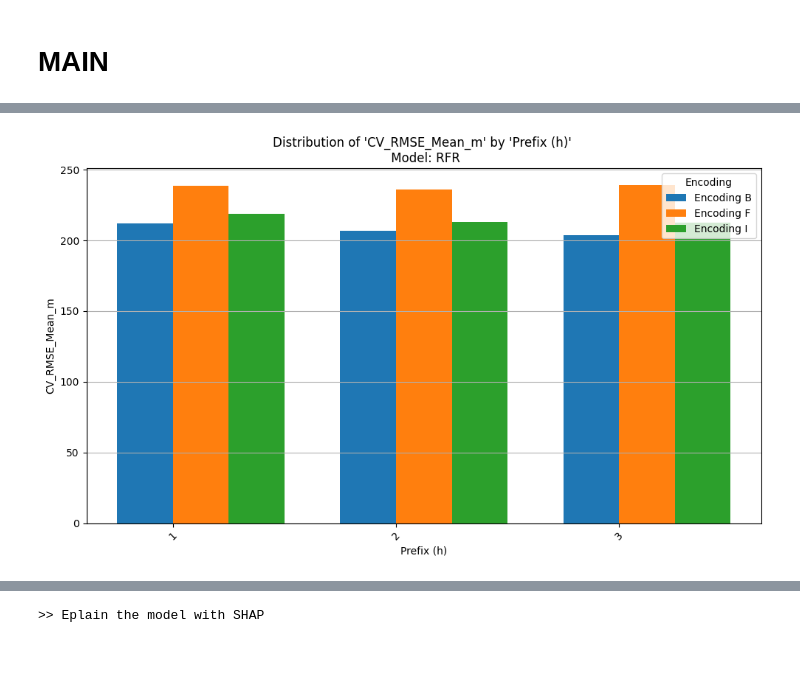
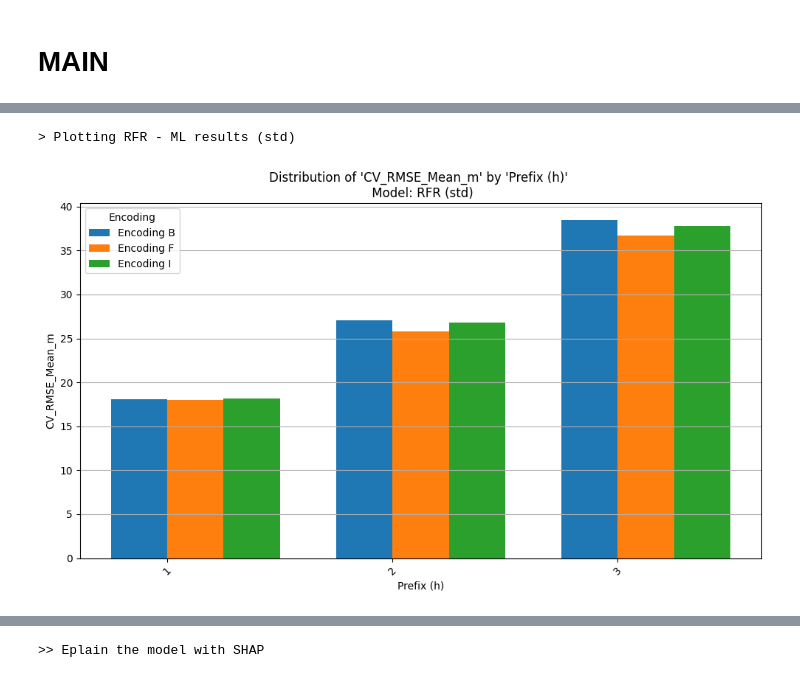
Before and after one commit to roberto-nai/PPM-ED, a Jupyter notebook: 04_log_prediction.ipynb, the cells around one changed output, grey strips where cells are left out. Saved outputs shown, nothing was run; the diff lists cells and outputs as text; code cells hidden in the pictures.

```diff
--- a/04_log_prediction.ipynb
+++ b/04_log_prediction.ipynb
@@ -30,7 +34,7 @@ from utilities import extract_files, convert_seconds_to_hours
 ### GLOBALS ###
 yaml_config = config_reader.config_read_yaml("config.yml", "config")
 
-dic_types = {"CaseID":object,  "TIMESTAMP":object, "ESI": int, "CASE_DURATION_sec": float, "REMAINING_TIME_sec":float} # <-- INPUT: columns types
+dic_types = dict(yaml_config["EVENT_LOG_TYPES"])
 
 encoding_dir = str(yaml_config["LOG_ENCODING_DIR"]) # <-- INPUT: the directory with files encoded for the ML models
 
@@ -38,7 +42,14 @@ encoding_dir = str(yaml_config["LOG_ENCODING_DIR"]) # <-- INPUT: the directory w
 ml_dir = str(yaml_config["ML_DIR"]) # <-- INPUT: the directoryin which to save ML results
 label_column = "REMAINING_TIME_sec" # <-- INPUT: label for prediction
 drop_column = ["CaseID", "TIMESTAMP"]  # <-- INPUT: columns to drop
-cv_folds = 5 # <-- INPUT: number of folds for Cross Validation
+cv_folds = int(yaml_config["CV_FOLDS"])
+
+# Event log types (stadard or enriched)
+std_suffix = str(yaml_config["STD_SUFFIX"])
+enr_suffix = str(yaml_config["ENR_SUFFIX"])
+
+# PLOT
+plot_dir = str(yaml_config["PLOT_DIR"])
 # %% [markdown]
 # FUNCTIONS
 # %%
@@ -159,5 +170,9 @@ def plot_custom_distribution_side_by_side(dataframe: pd.DataFrame, x_column: str
 
     # Show the plot
     plt.tight_layout()
+
+    file_path = f'plots/{model_name}_plot.png'
+    plt.savefig(file_path)
+
     plt.show()
 # %%
@@ -543,9 +704,13 @@ for file_name in list_files:
     path_data = Path(encoding_dir) / file_name
     print("File:", path_data)
 
-    match = re.search(r'_(\d+)h_([A-Z])', file_name)
-    prefix = match.group(1)
-    encoding = match.group(2)
+    # Get from the file_name type, prefix length and encoding
+    pattern = r'duration_(enr|std)_prefix_(\d+)h_([A-Z])'
+    match = re.search(pattern, file_name)
+    type = match.group(1)
+    prefix = match.group(2)
+    encoding = match.group(3)
+    print("Type (std / enr):", type )
     print("Prefix:", prefix)
     print("Encoding:", encoding)
 
@@ -567,10 +732,15 @@ for file_name in list_files:
     # Training and Test split
     X_train, X_test, y_train, y_test = train_test_split(df_log_ml_features, target, test_size=0.2, random_state=42)
 
-    # results_dict, rfr_regressor = perform_regression_rfr(X_train, y_train, X_test, y_test, target, df_log_ml_features, file_name, prefix, encoding, 5)
-    # list_results_ml.append(results_dict)
+    results_dict = None
+    rfr_regressor = None
 
-    results_dict, xgb_regressor = perform_regression_xgr(X_train, y_train, X_test, y_test, target, df_log_ml_features, file_name, prefix, encoding, 5)
+    # if model == "RFR":
+    results_dict, rfr_regressor = perform_regression_rfr(X_train, y_train, X_test, y_test, target, df_log_ml_features, file_name, type, prefix, encoding, 5)
+    list_results_ml.append(results_dict)
+
+    # if model == "XGR":
+    results_dict, xgb_regressor = perform_regression_xgr(X_train, y_train, X_test, y_test, target, df_log_ml_features, file_name, type, prefix, encoding, 5)
     list_results_ml.append(results_dict)
 
     i+=1
@@ -612,6 +789,9 @@ df_ml_rfr = df_ml[df_ml["Model"] == "RFR"]
 df_ml_xgr = df_ml[df_ml["Model"] == "XGR"]
 # %%
 if (len(df_ml_rfr) > 0):
-    plot_custom_distribution_side_by_side(df_ml_rfr, "Prefix (h)", "CV_RMSE_Mean_m", "Encoding", "RFR")
+    df_ml_rfr_std = df_ml_rfr[df_ml_rfr["Type"] == std_suffix]
+    print(f"> Plotting RFR - ML results ({std_suffix})")
+    plot_custom_distribution_side_by_side(df_ml_rfr_std, "Prefix (h)", "CV_RMSE_Mean_m", "Encoding", f"RFR ({std_suffix})")
 # %% [output]
+> Plotting RFR - ML results (std)
-[figure, old version]
+[figure, new version]
```
Also changed, not shown: parts of 17 cells of this notebook, 28 other files.
